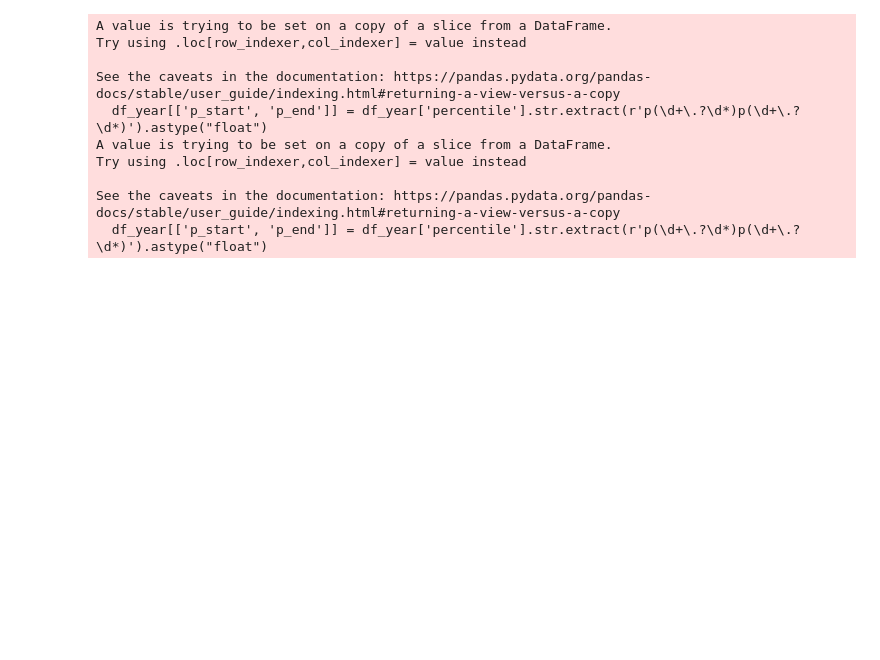
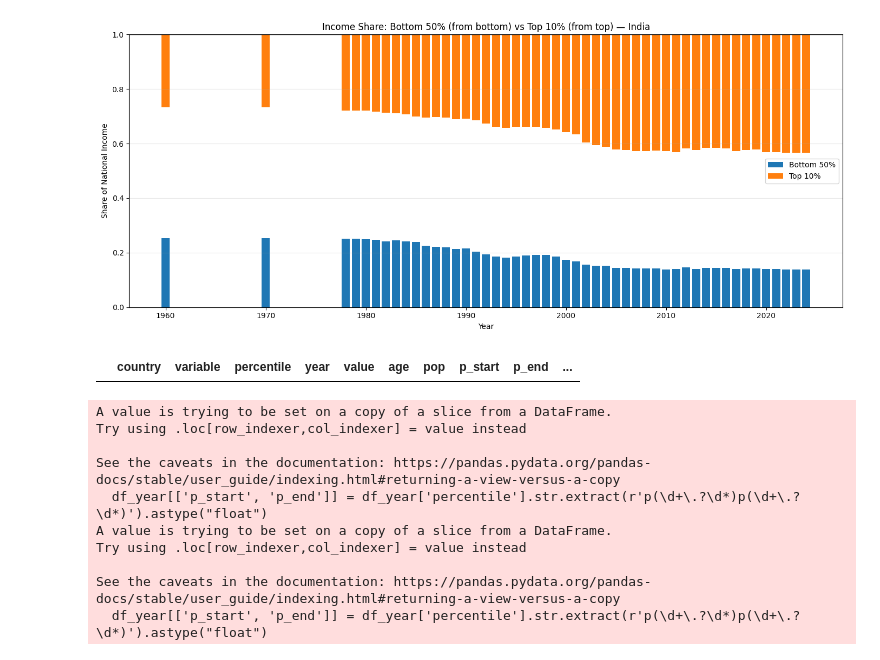
Before and after one commit to princeixr/Income_inequality, a Jupyter notebook: income.ipynb, the cells around one changed output. Drawn from its saved outputs; the diff is of its cells as text; code cells hidden in the pictures; blank space fills up the shorter version.

```diff
--- a/income.ipynb
+++ b/income.ipynb
@@ -57 +134,57 @@ df_year
+# %%
+import matplotlib.pyplot as plt
+
+# --- filter + pivot like you already did ---
+df_plot = df_income_summary[
+    (df_income_summary['country'] == 'CN') &
+    (df_income_summary['year'] >= 1952)
+]
+
+df_wide = df_plot.pivot(
+    index='year',
+    columns='income_distribution',
+    values='value'
+)[['bottom_50%', 'top_10%']]   # ensure order
+
+years    = df_wide.index.values
+bottom50 = df_wide['bottom_50%'].values
+top10    = df_wide['top_10%'].values
+
+fig, ax = plt.subplots(figsize=(14, 6))
+
+# 1) Bottom 50%: bar from 0 up to bottom50
+ax.bar(years,
+       bottom50,
+       width=0.8,
+       color='tab:blue',
+       label='Bottom 50%')
+
+# 2) Top 10%: bar from 1 downward to (1 - top10)
+#    -> height = top10, bottom = 1 - top10
+ax.bar(years,
+       top10,
+       width=0.8,
+       bottom=1 - top10,
+       color='tab:orange',
+       label='Top 10%')
+
+# axis + cosmetics
+ax.set_ylim(0, 1)
+ax.axhline(0, color='black', linewidth=1)
+ax.axhline(1, color='black', linewidth=1)
+
+ax.set_title("Income Share: Bottom 50% (from bottom) vs Top 10% (from top) — India")
+ax.set_xlabel("Year")
+ax.set_ylabel("Share of National Income")
+ax.legend()
+ax.grid(axis='y', alpha=0.3)
+
+plt.tight_layout()
+plt.show()
+# %% [output]
+[figure, added]
+# %%
+df_income_summary
+# %% [output]
+|  | country | variable | percentile | year | value | age | pop | p_start | p_end | ... |
 # %%
```
Also changed, not shown: parts of 10 cells of this notebook, 6 other files.
